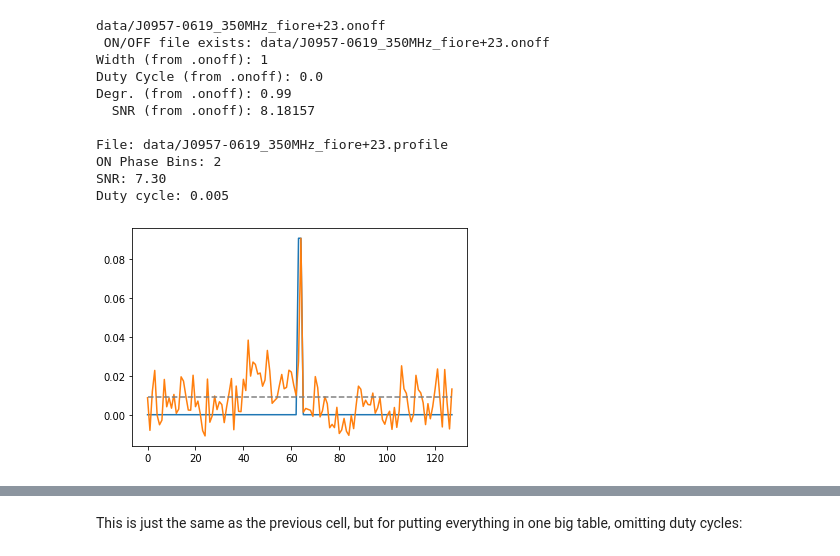
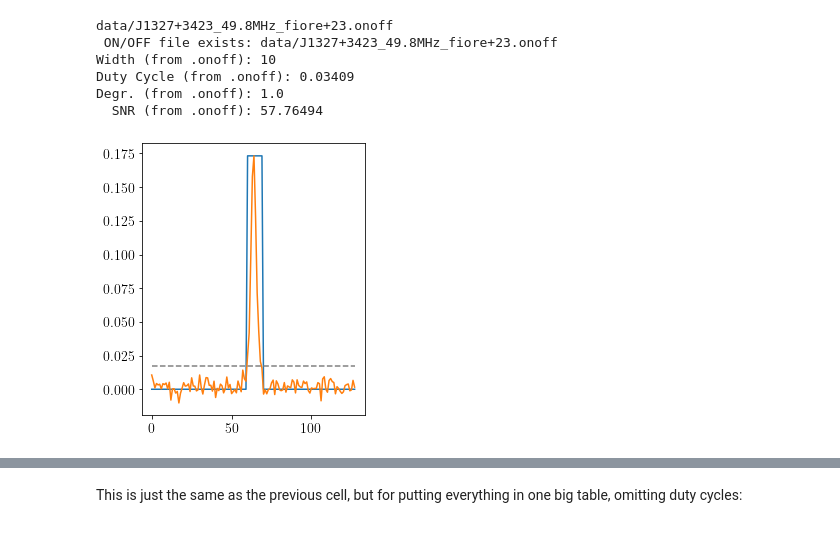
Before and after one commit to wcfiore/gbncc_viii, a Jupyter notebook: prof_flux_est.ipynb, the cells around one changed output, grey strips where cells are left out. Saved outputs shown, nothing was run; the diff lists cells and outputs as text; code cells hidden in the pictures.

```diff
--- a/prof_flux_est.ipynb
+++ b/prof_flux_est.ipynb
@@ -263,11 +251,27 @@ def onoff(OBSERVING_FREQ, index, OVERWRITE_ONOFF=False, box_width=None, zoom=Fal
     box_width as necessary. Finally turn off OVERWRITE_ONOFF and check results with
     a final run."""
 
-    if OBSERVING_FREQ == 57.15:
-        tobs = tobs57[index]
-        ff = prof57[index]
-        degradation = deg57[index]
-    if OBSERVING_FREQ == 149:
+#     if OBSERVING_FREQ == 57.15:
+#         tobs = tobs57[index]
+#         ff = prof57[index]
+#         degradation = deg57[index]
+    if OBSERVING_FREQ == 35.1:
+        tobs = tobs35[index]
+        ff = prof35[index]
+        degradation = deg35[index]
+    if OBSERVING_FREQ == 49.8:
+        tobs = tobs49[index]
+        ff = prof49[index]
+        degradation = deg49[index]
+    if OBSERVING_FREQ == 64.5:
+        tobs = tobs64[index]
+        ff = prof64[index]
+        degradation = deg64[index]
+    if OBSERVING_FREQ == 79.2:
+        tobs = tobs79[index]
+        ff = prof79[index]
+        degradation = deg79[index]
+    elif OBSERVING_FREQ == 149:
         tobs = tobs149[index]
         ff = prof149[index]
         degradation = deg149[index]
@@ -429,23 +433,18 @@ def onoff(OBSERVING_FREQ, index, OVERWRITE_ONOFF=False, box_width=None, zoom=Fal
             for pp,oo in zip(profile,onoff):
                 f.write(f"{pp:.8f} {oo}\n")
 # %%
-onoff(350,
-      5#, OVERWRITE_ONOFF = True, box_width = 2
+onoff(49.8,
+      0#, OVERWRITE_ONOFF = True, box_width = 12
       ,zoom = False   # if not False, number of phase bins on either side of profile
       #,zoom = 5      # zoom may not work for profiles with interpulses, only works if overwriting
       )
 plt.show()
 # %% [output]
-data/J0957-0619_350MHz_fiore+23.onoff
- ON/OFF file exists: data/J0957-0619_350MHz_fiore+23.onoff
-Width (from .onoff): 1
-Duty Cycle (from .onoff): 0.0
-Degr. (from .onoff): 0.99
-  SNR (from .onoff): 8.18157
-
-File: data/J0957-0619_350MHz_fiore+23.profile
-ON Phase Bins: 2
-SNR: 7.30
-Duty cycle: 0.005
+data/J1327+3423_49.8MHz_fiore+23.onoff
+ ON/OFF file exists: data/J1327+3423_49.8MHz_fiore+23.onoff
+Width (from .onoff): 10
+Duty Cycle (from .onoff): 0.03409
+Degr. (from .onoff): 1.0
+  SNR (from .onoff): 57.76494
-[figure, old version]
+[figure, new version]
 # %%
```
Also changed, not shown: parts of 10 cells of this notebook, 27 other files.
